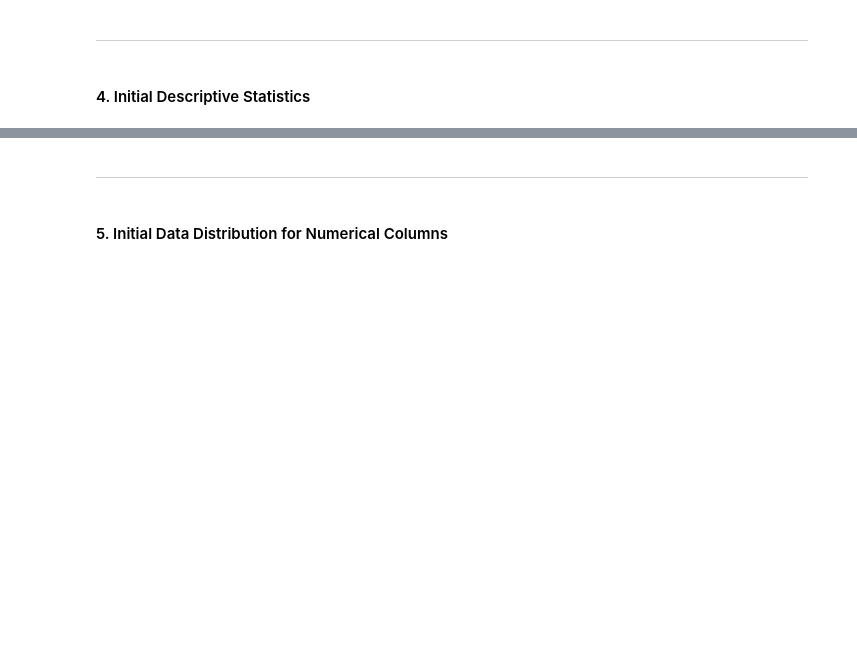
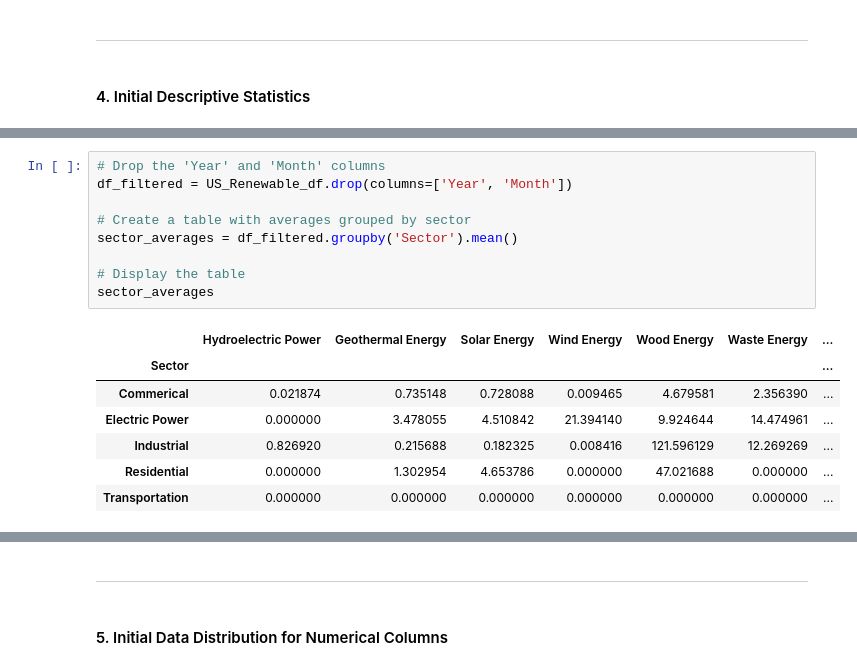
Before and after one commit to dennykami1/datafun-06-eda, a Jupyter notebook: US_Renewable_Energy.ipynb, the cells around one changed output, grey strips where cells are left out. Cells and saved outputs as stored; diff of their text form; blank space fills up the shorter version.

```diff
--- a/US_Renewable_Energy.ipynb
+++ b/US_Renewable_Energy.ipynb
@@ -105,3 +105,20 @@ US_Renewable_df.describe()
 | 50% | 1998.000000 | 6.000000 | 0.000000 | 0.357000 | 0.004000 | 0.000000 | 12.062000 | ... |
 | 75% | 2011.000000 | 9.000000 | 0.036000 | 1.673000 | 0.774000 | 0.001000 | 51.808000 | ... |
 | max | 2024.000000 | 12.000000 | 2.047000 | 5.951000 | 64.040000 | 157.409000 | 183.628000 | ... |
+# %%
+# Drop the 'Year' and 'Month' columns
+df_filtered = US_Renewable_df.drop(columns=['Year', 'Month'])
+
+# Create a table with averages grouped by sector
+sector_averages = df_filtered.groupby('Sector').mean()
+
+# Display the table
+sector_averages
+# %% [output]
+|  | Hydroelectric Power | Geothermal Energy | Solar Energy | Wind Energy | Wood Energy | Waste Energy | ... |
+| Sector |  |  |  |  |  |  | ... |
+| Commerical | 0.021874 | 0.735148 | 0.728088 | 0.009465 | 4.679581 | 2.356390 | ... |
+| Electric Power | 0.000000 | 3.478055 | 4.510842 | 21.394140 | 9.924644 | 14.474961 | ... |
+| Industrial | 0.826920 | 0.215688 | 0.182325 | 0.008416 | 121.596129 | 12.269269 | ... |
+| Residential | 0.000000 | 1.302954 | 4.653786 | 0.000000 | 47.021688 | 0.000000 | ... |
+| Transportation | 0.000000 | 0.000000 | 0.000000 | 0.000000 | 0.000000 | 0.000000 | ... |
```
Also changed, not shown: parts of 8 cells of this notebook.
